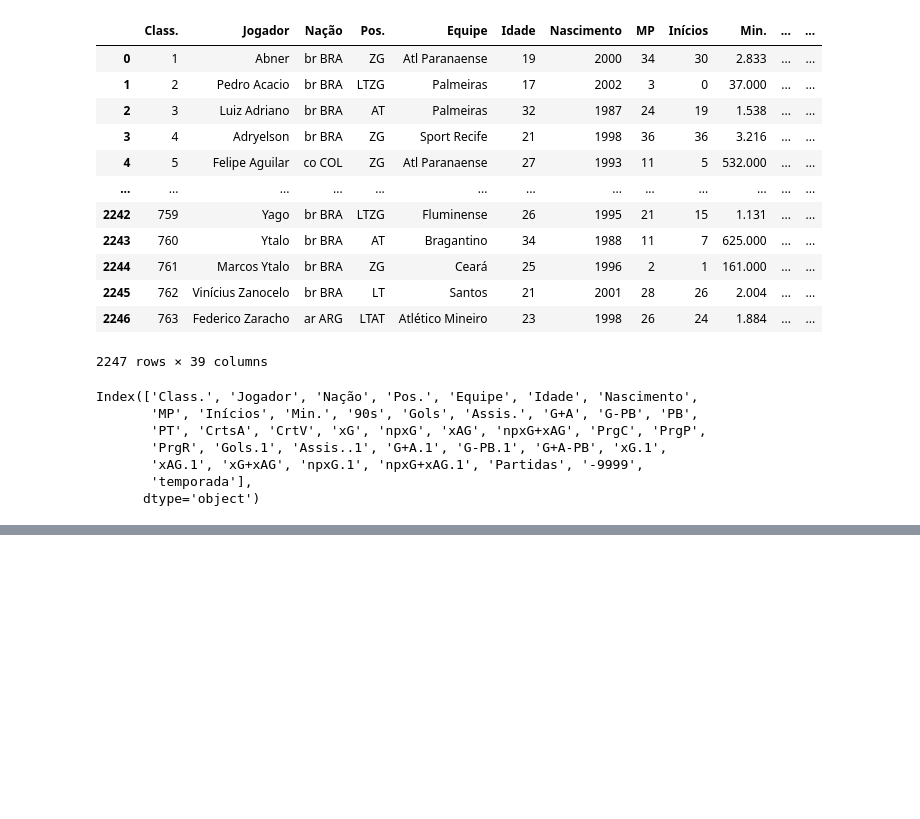
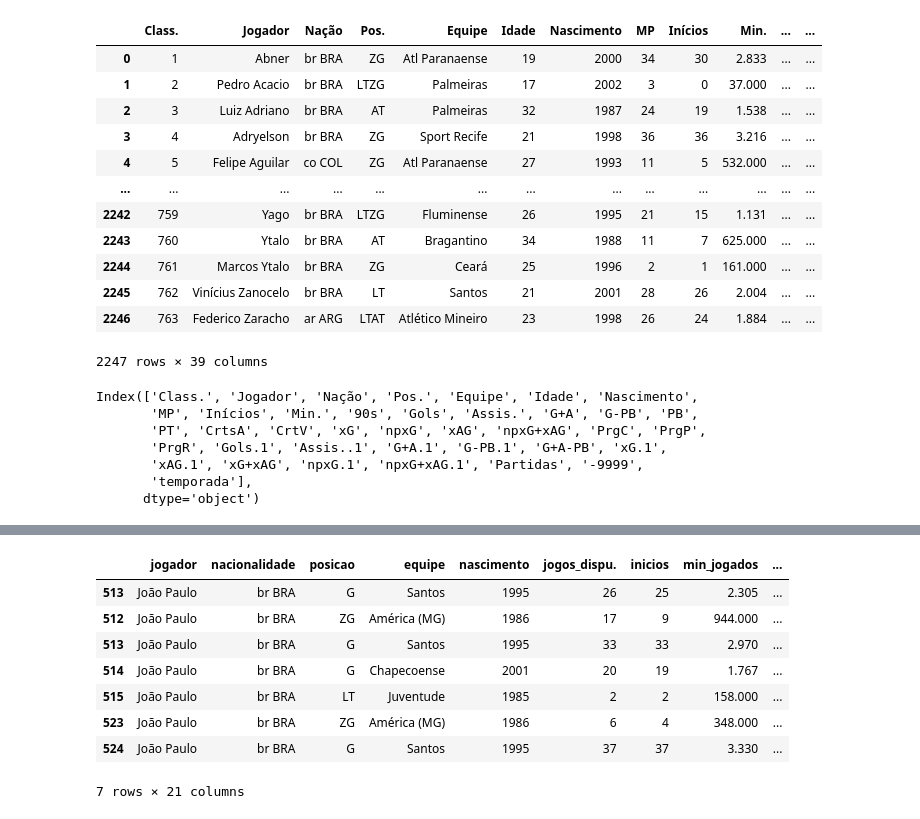
Before and after one commit to vbddinho/puc_minas_machine, a Jupyter notebook: plano2.ipynb, the cells around one changed output, grey strips where cells are left out. Saved outputs shown, nothing was run; the diff lists cells and outputs as text; code cells hidden in the pictures; blank space fills up the shorter version.

```diff
--- a/plano2.ipynb
+++ b/plano2.ipynb
@@ -113,0 +230,8 @@ TypeError: 'StringMethods' object is not callable
+# %%
+#ajustando nacionalidade vazia do Jogador Danilo
+df.loc[(df.nacionalidade.isna()),"nacionalidade"] = "br BRA"
+
+#Zerando valores progressivos de 26 linhas que estavam NA
+df.loc[(df.carregadas_progressivas.isna()),"carregadas_progressivas"] = 0
+df.loc[(df.passes_progressivos.isna()),"passes_progressivos"] = 0
+df.loc[(df.passes_progressivos_recebidos.isna()),"passes_progressivos_recebidos"] = 0
@@ -113,0 +252,12 @@ TypeError: 'StringMethods' object is not callable
+# %%
+df.query('jogador == "João Paulo"')
+# %% [output]
+|  | jogador | nacionalidade | posicao | equipe | nascimento | jogos_dispu. | inicios | min_jogados | ... |
+| 513 | João Paulo | br BRA | G | Santos | 1995 | 26 | 25 | 2.305 | ... |
+| 512 | João Paulo | br BRA | ZG | América (MG) | 1986 | 17 | 9 | 944.000 | ... |
+| 513 | João Paulo | br BRA | G | Santos | 1995 | 33 | 33 | 2.970 | ... |
+| 514 | João Paulo | br BRA | G | Chapecoense | 2001 | 20 | 19 | 1.767 | ... |
+| 515 | João Paulo | br BRA | LT | Juventude | 1985 | 2 | 2 | 158.000 | ... |
+| 523 | João Paulo | br BRA | ZG | América (MG) | 1986 | 6 | 4 | 348.000 | ... |
+| 524 | João Paulo | br BRA | G | Santos | 1995 | 37 | 37 | 3.330 | ... |
+7 rows × 21 columns
```
Also changed, not shown: parts of 14 cells of this notebook.
